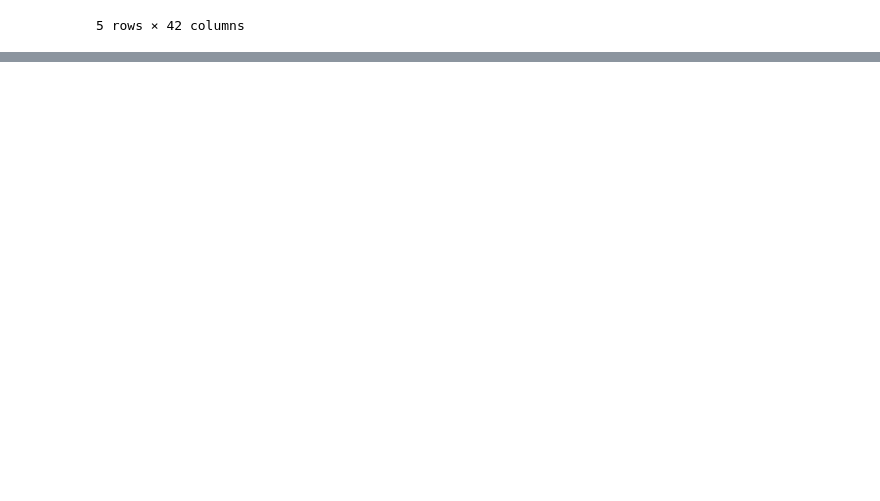
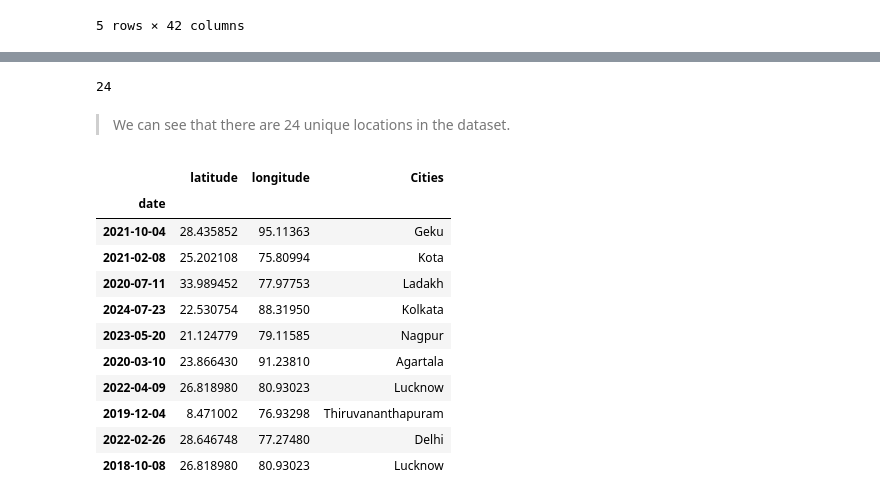
Before and after one commit to niharika-1806/Weather_Data_Analysis_Project, a Jupyter notebook: Weather_Analysis.ipynb, the cells around one changed output, grey strips where cells are left out. Drawn from its saved outputs; the diff is of its cells as text; code cells hidden in the pictures; blank space fills up the shorter version.

```diff
--- a/Weather_Analysis.ipynb
+++ b/Weather_Analysis.ipynb
@@ -346,0 +394,72 @@ df.head()
+# %%
+len(unique_coordinates)
+# %% [output]
+24
+# %% [markdown]
+> We can see that there are 24 unique locations in the dataset.
+# %%
+# Dictionary mapping (latitude, longitude) to City Names
+city_mapping = {
+    (8.471002, 76.932980): 'Thiruvananthapuram',
+    (12.970123, 77.563640): 'Bengaluru',
+    (13.110721, 80.245900): 'Chennai',
+    (13.321617, 74.794520): 'Udupi',
+    (17.398945, 78.457085): 'Hyderabad',
+    (17.680140, 83.204254): 'Visakhapatnam',
+    (19.086115, 72.852910): 'Mumbai',
+    (21.124779, 79.115850): 'Nagpur',
+    (22.530754, 88.319500): 'Kolkata',
+    (23.022846, 72.601880): 'Ahmedabad',
+    (23.163443, 79.916230): 'Jabalpur',
+    (23.866430, 91.238100): 'Agartala',
+    (25.202108, 75.809940): 'Kota',
+    (25.623900, 85.108696): 'Patna',
+    (26.186290, 91.776320): 'Guwahati',
+    (26.818980, 80.930230): 'Lucknow',
+    (26.959578, 70.921196): 'Jaisalmer',
+    (28.435852, 95.113630): 'Geku',
+    (28.646748, 77.274800): 'Delhi',
+    (29.420034, 79.503460): 'Nainital',
+    (31.599297, 74.910180): 'Amritsar',
+    (32.161686, 77.158400): 'Manali',
+    (33.989452, 77.977530): 'Ladakh',
+    (34.059753, 74.812500): 'Srinagar'
+}
+
+#Defining a function to return the closest city by distance
+def get_closest_city(row):
+    target_lat=row['latitude']
+    target_lon=row['longitude']
+
+    best_city = None
+    min_distance=float('inf')
+
+    # Loop through our dictionary to find the nearest match
+    for(dict_lat,dict_lon),city in city_mapping.items():
+        # Calculate the simple squared distance between the points
+        distance=(target_lat-dict_lat)**2 +(target_lon-dict_lon)**2
+
+        # Update if this is the closest city we've found so far
+        if distance<min_distance:
+            min_distance=distance
+            best_city=city
+    return best_city
+
+# Apply our function to the dataframe
+df['Cities']=df.apply(get_closest_city,axis=1)
+
+#Show 10 sample cities
+df[['latitude', 'longitude', 'Cities']].sample(10)
+# %% [output]
+|  | latitude | longitude | Cities |
+| date |  |  |  |
+| 2021-10-04 | 28.435852 | 95.11363 | Geku |
+| 2021-02-08 | 25.202108 | 75.80994 | Kota |
+| 2020-07-11 | 33.989452 | 77.97753 | Ladakh |
+| 2024-07-23 | 22.530754 | 88.31950 | Kolkata |
+| 2023-05-20 | 21.124779 | 79.11585 | Nagpur |
+| 2020-03-10 | 23.866430 | 91.23810 | Agartala |
+| 2022-04-09 | 26.818980 | 80.93023 | Lucknow |
+| 2019-12-04 | 8.471002 | 76.93298 | Thiruvananthapuram |
+| 2022-02-26 | 28.646748 | 77.27480 | Delhi |
+| 2018-10-08 | 26.818980 | 80.93023 | Lucknow |
```
Also changed, not shown: parts of 17 cells of this notebook.
